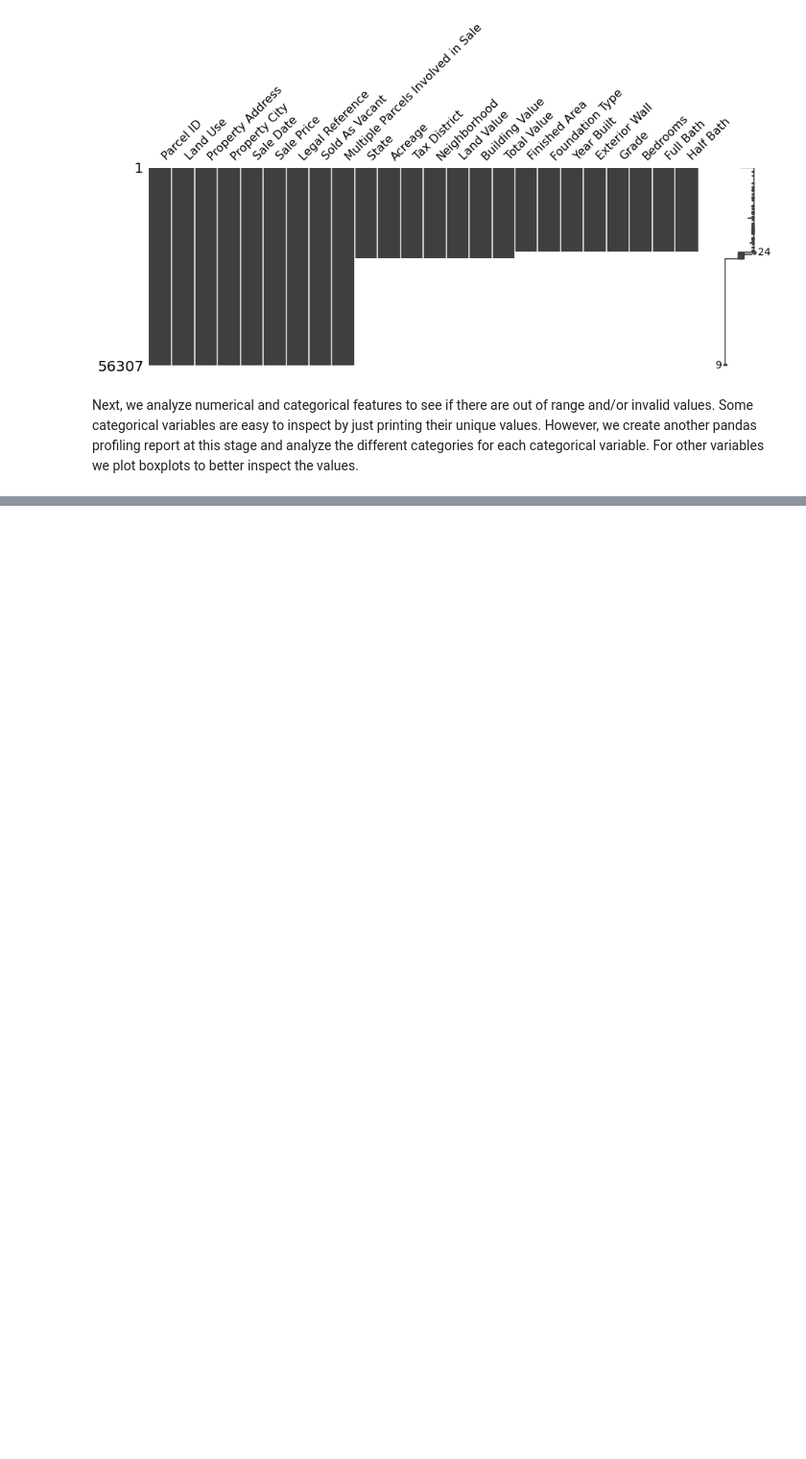
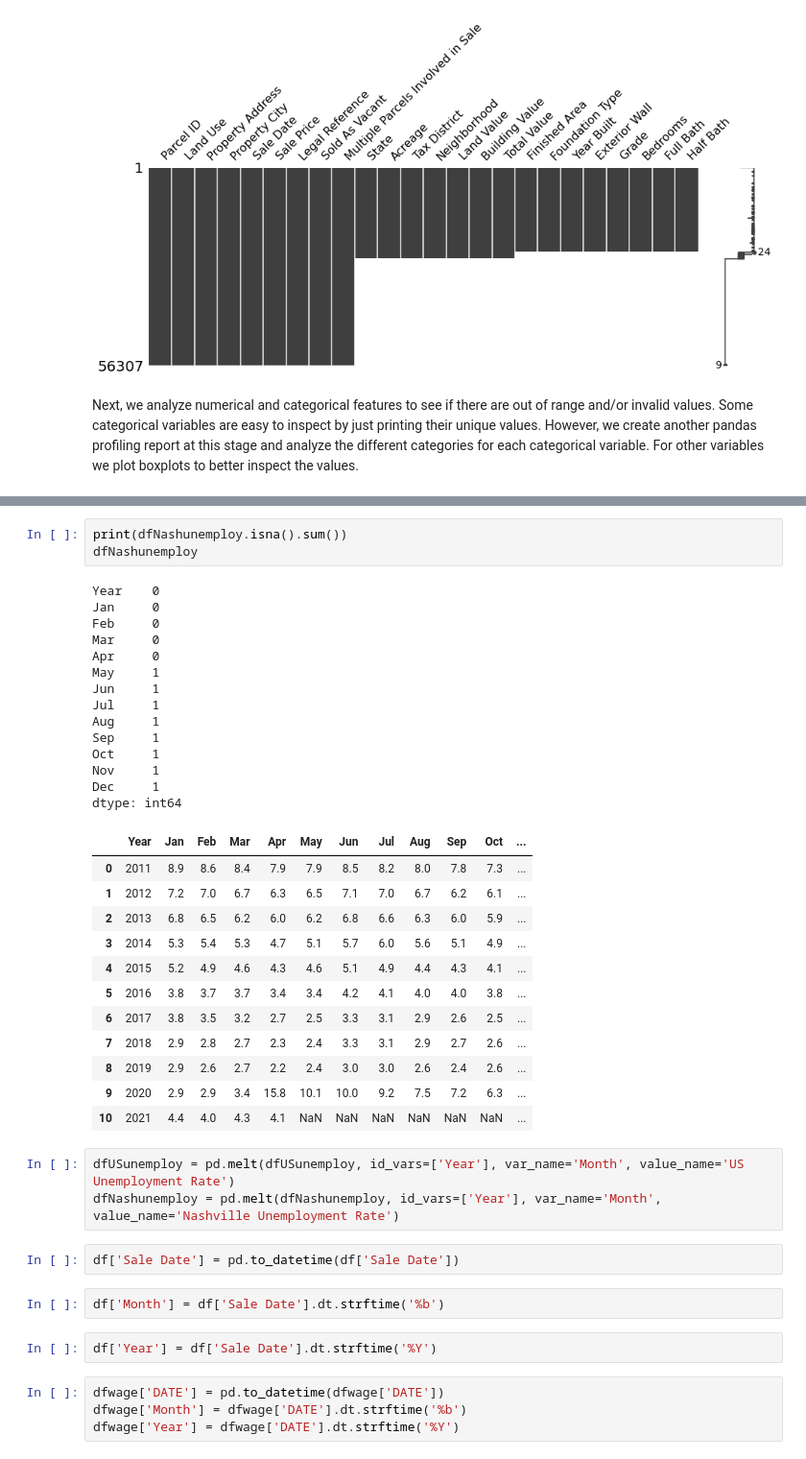
Before and after one commit to alalipour/Nashville-Housing-Prices, a Jupyter notebook: Nashville-Housing-Prices.ipynb, the cells around one changed output, grey strips where cells are left out. Shown at 96% size. Drawn from its saved outputs; the diff is of its cells as text; blank space fills up the shorter version.

```diff
--- a/Nashville-Housing-Prices.ipynb
+++ b/Nashville-Housing-Prices.ipynb
@@ -459,0 +737,43 @@ for var in vars:
+# %%
+print(dfNashunemploy.isna().sum())
+dfNashunemploy
+# %% [output]
+Year    0
+Jan     0
+Feb     0
+Mar     0
+Apr     0
+May     1
+Jun     1
+Jul     1
+Aug     1
+Sep     1
+Oct     1
+Nov     1
+Dec     1
+dtype: int64
+|  | Year | Jan | Feb | Mar | Apr | May | Jun | Jul | Aug | Sep | Oct | ... |
+| 0 | 2011 | 8.9 | 8.6 | 8.4 | 7.9 | 7.9 | 8.5 | 8.2 | 8.0 | 7.8 | 7.3 | ... |
+| 1 | 2012 | 7.2 | 7.0 | 6.7 | 6.3 | 6.5 | 7.1 | 7.0 | 6.7 | 6.2 | 6.1 | ... |
+| 2 | 2013 | 6.8 | 6.5 | 6.2 | 6.0 | 6.2 | 6.8 | 6.6 | 6.3 | 6.0 | 5.9 | ... |
+| 3 | 2014 | 5.3 | 5.4 | 5.3 | 4.7 | 5.1 | 5.7 | 6.0 | 5.6 | 5.1 | 4.9 | ... |
+| 4 | 2015 | 5.2 | 4.9 | 4.6 | 4.3 | 4.6 | 5.1 | 4.9 | 4.4 | 4.3 | 4.1 | ... |
+| 5 | 2016 | 3.8 | 3.7 | 3.7 | 3.4 | 3.4 | 4.2 | 4.1 | 4.0 | 4.0 | 3.8 | ... |
+| 6 | 2017 | 3.8 | 3.5 | 3.2 | 2.7 | 2.5 | 3.3 | 3.1 | 2.9 | 2.6 | 2.5 | ... |
+| 7 | 2018 | 2.9 | 2.8 | 2.7 | 2.3 | 2.4 | 3.3 | 3.1 | 2.9 | 2.7 | 2.6 | ... |
+| 8 | 2019 | 2.9 | 2.6 | 2.7 | 2.2 | 2.4 | 3.0 | 3.0 | 2.6 | 2.4 | 2.6 | ... |
+| 9 | 2020 | 2.9 | 2.9 | 3.4 | 15.8 | 10.1 | 10.0 | 9.2 | 7.5 | 7.2 | 6.3 | ... |
+| 10 | 2021 | 4.4 | 4.0 | 4.3 | 4.1 | NaN | NaN | NaN | NaN | NaN | NaN | ... |
+# %%
+dfUSunemploy = pd.melt(dfUSunemploy, id_vars=['Year'], var_name='Month', value_name='US Unemployment Rate')
+dfNashunemploy = pd.melt(dfNashunemploy, id_vars=['Year'], var_name='Month', value_name='Nashville Unemployment Rate')
+# %%
+df['Sale Date'] = pd.to_datetime(df['Sale Date'])
+# %%
+df['Month'] = df['Sale Date'].dt.strftime('%b')
+# %%
+df['Year'] = df['Sale Date'].dt.strftime('%Y')
+# %%
+dfwage['DATE'] = pd.to_datetime(dfwage['DATE'])
+dfwage['Month'] = dfwage['DATE'].dt.strftime('%b')
+dfwage['Year'] = dfwage['DATE'].dt.strftime('%Y')
```
Also changed, not shown: parts of 52 cells of this notebook.
